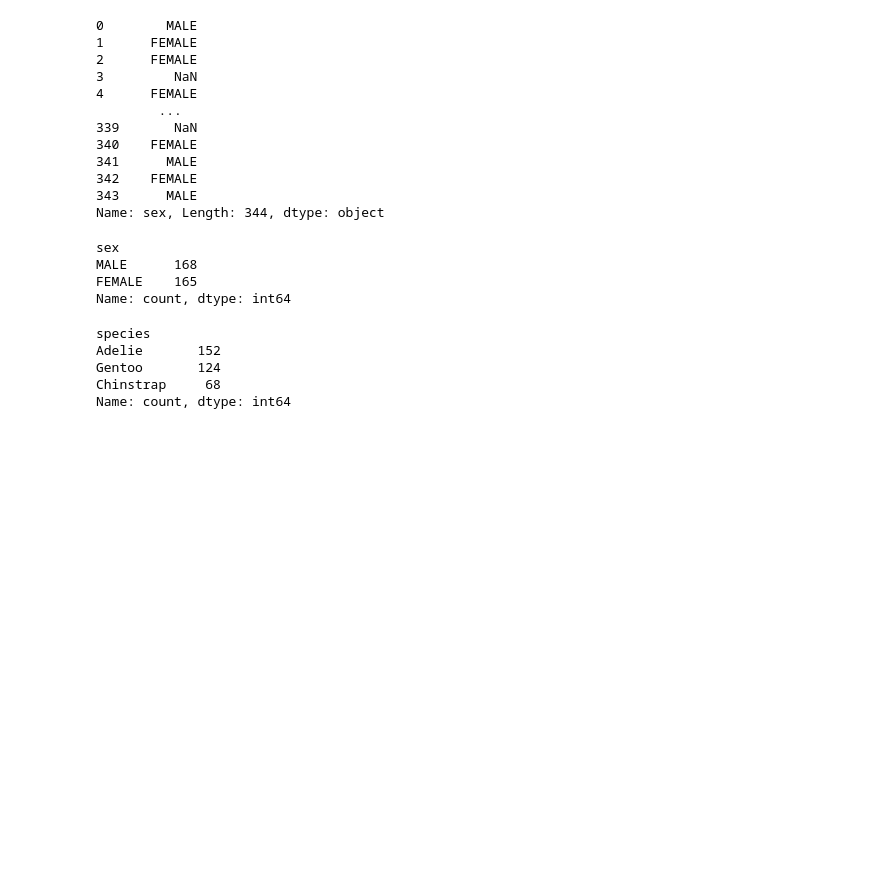
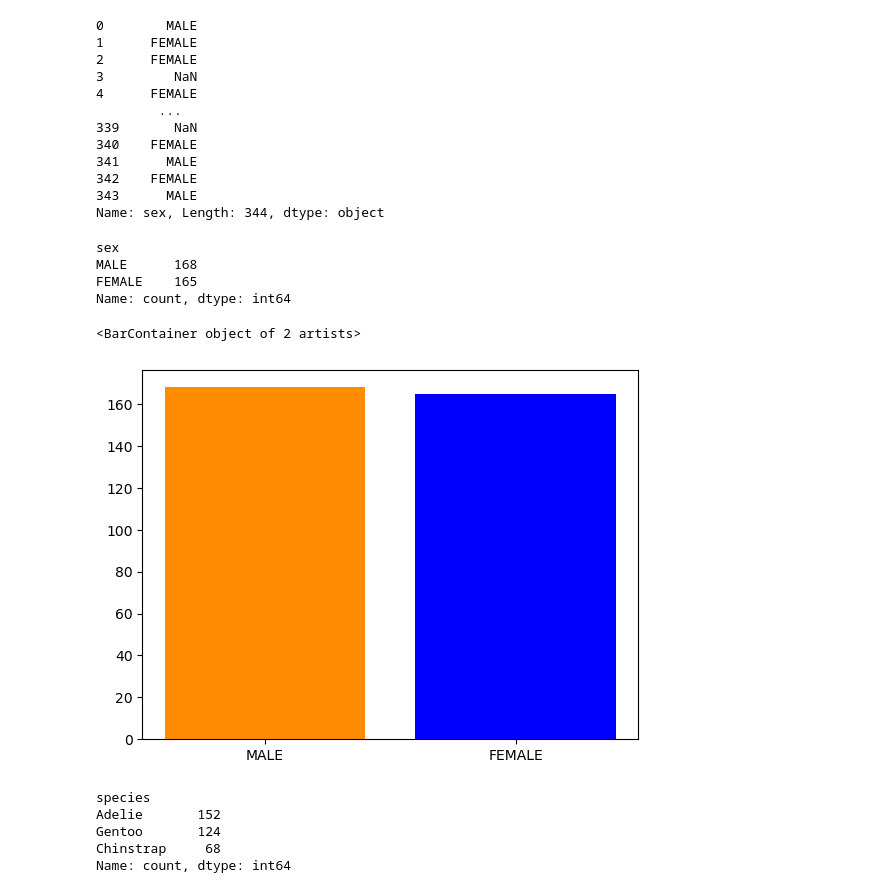
Before and after one commit to dvdgeroconnell/PODA-coursework, a Jupyter notebook: penguins.ipynb, the cells around one changed output. Saved outputs shown, nothing was run; the diff lists cells and outputs as text; code cells hidden in the pictures; blank space fills up the shorter version.

Commit message:
Further experimenting with plots

```diff
--- a/penguins.ipynb
+++ b/penguins.ipynb
@@ -142,6 +144,14 @@ sex
 MALE      168
 FEMALE    165
 Name: count, dtype: int64
+# %%
+counts = penguins['sex'].value_counts()
+xa = ['MALE', 'FEMALE']
+ya = [counts['MALE'], counts['FEMALE']]
+plt.bar(xa, ya, color=['darkorange','b'])
+# %% [output]
+<BarContainer object of 2 artists>
+[figure, added]
 # %%
 # Count the number of penguins of each species.
 penguins['species'].value_counts()
```
Also changed, not shown: parts of 8 cells of this notebook.
